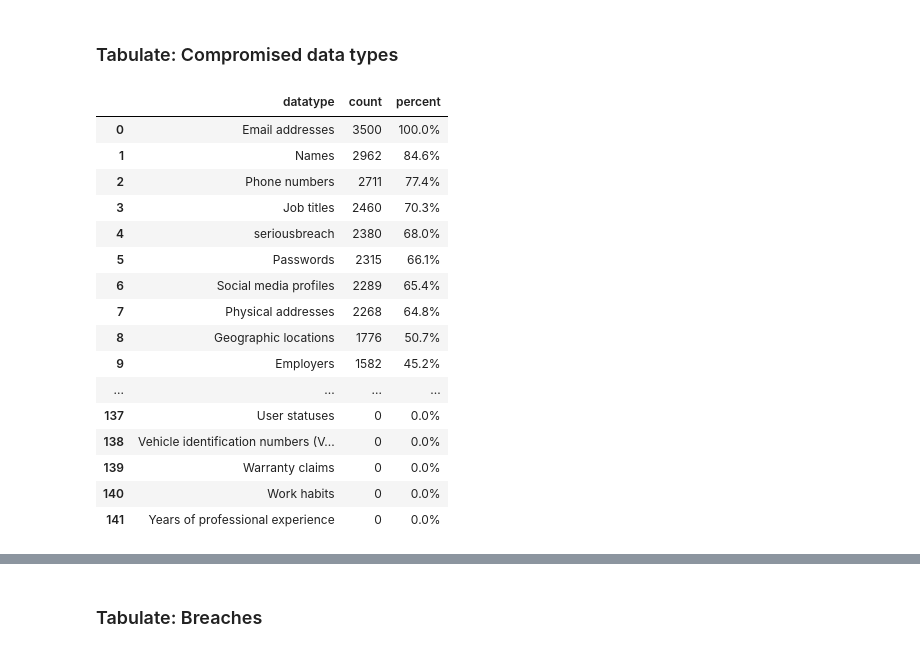
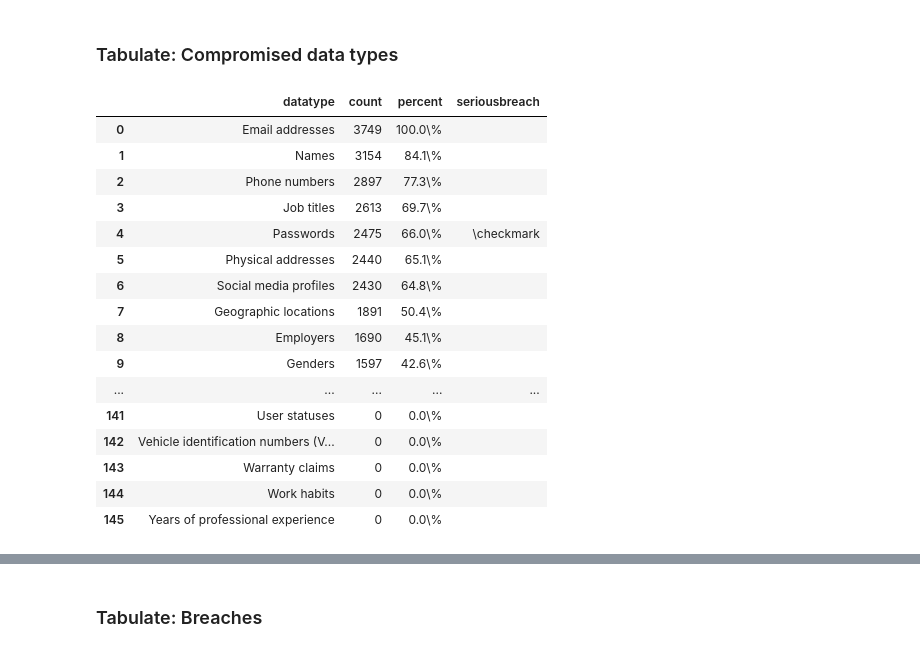
Before and after one commit to themains/pwned_pols, a Jupyter notebook: scripts/06_everypol_summ.ipynb, the cells around one changed output, grey strips where cells are left out. Saved outputs shown, nothing was run; the diff lists cells and outputs as text; code cells hidden in the pictures.

```diff
--- a/scripts/06_everypol_summ.ipynb
+++ b/scripts/06_everypol_summ.ipynb
@@ -562,7 +506,7 @@ df_scraped_email_breach_expanded.head()
 # %%
 df_ep_email_breach_expanded = (
     # All EP emails
-    df_pol_emails.filter(
+    df_ep_emails.filter(
         [
             "email",
             "gender",
@@ -575,7 +519,7 @@ df_ep_email_breach_expanded = (
             "nemail_cc3",
         ]
     )
-    # ============================================================================
+    # ========================================================================
     # Merge to breached status
     .merge(
         (
@@ -586,9 +530,8 @@ df_ep_email_breach_expanded = (
         how="left",
         on="email",
         validate="1:m",
-    )
-    .dropna(subset=["breach"])
-    # ============================================================================
+    ).dropna(subset=["breach"])
+    # ========================================================================
     # Merge to expanded breach info
     .merge(
         (
@@ -612,10 +555,10 @@ df_ep_email_breach_expanded = (
         on="breach",
         validate="m:1",
     )
-    # ============================================================================
-    .query("present==True")
+    # ========================================================================
+    #     .query("present==True")
     .reset_index(drop=True)
 )
-df_ep_email_breach_expanded.head()
+df_ep_email_breach_expanded.head(3)
 # %% [output]
 |  | email | gender | cc3 | country | ltype | legislature | chamber | leg_start_year | nemail_cc3 | ... |
@@ -696,11 +660,13 @@ df_email_breach_expanded = (
             df_scraped_email_breach_expanded.remove_columns(["country"]),
         ],
         ignore_index=True,
-    )
-    .fillna(0)
+    ).fillna(0)
+    # ========================================================================
     .assign(
         seriousbreach=lambda df_: df_[LIST_SERIOUS_DATACLASSES].max(axis=1).astype(int)
     )
+    # ========================================================================
+    .pipe(lambda df_: classify_comm_gov_email(df_))
 )
 df_email_breach_expanded
 # %% [output]
@@ -727,5 +715,5 @@ df_email_breach_expanded["breach"].nunique()
 # %%
-# 3501 pols have been breached
-n_pwned_pols = df_email_breach_expanded["email"].nunique()
+# 3750 pols have been breached
+n_pwned_pols = df_email_breach_expanded.query("present==True")["email"].nunique()
 n_pwned_pols
 # %% [output]
@@ -794,48 +1083,53 @@ df_email_breach_expanded.query("seriousbreach==1")["email"].nunique()
 ### Tabulate: Compromised data types
 # %%
 df_pwnpol_datatype = (
-    df_email_breach_expanded.query("present==True")
+    df_email_breach_expanded
+    .query("present==True")
     # ===================================================
     # Filter data types and remove duplicate breach info
     .set_index("email")
-    .iloc[:, 20:]
+    .iloc[:, 15:-3]
     .reset_index()
     .drop_duplicates(ignore_index=True)
     # ===================================================
     # Long by email-datatype
     .melt(id_vars=["email"], var_name="datatype", value_name="present")
     .groupby(["email", "datatype"])["present"]
     .sum()
     .reset_index()
     .assign(present=lambda df_: np.where(df_["present"] > 0, 1, 0))
     # ===================================================
     # Back to wide by email
     .pivot(index="email", columns="datatype", values="present")
     # ===================================================
     .T.sum(axis=1)
     .reset_index(name="count")
     .sort_values(["count", "datatype"], ascending=[False, True], ignore_index=True)
     .assign(percent=lambda df_: 100 * df_["count"] / n_pwned_pols)
-    .assign(percent=lambda df_: df_["percent"].apply(lambda x: f"{round(x, 1)}%"))
+    .assign(percent=lambda df_: df_["percent"].apply(lambda x: f"{round(x, 1)}\\%"))
+    # ===================================================
+    .assign(
+        seriousbreach=lambda df_: df_["datatype"].isin(LIST_SERIOUS_DATACLASSES).map({True: r"\checkmark", False: ""})
+    )
 )
 df_pwnpol_datatype
 # %% [output]
-|  | datatype | count | percent |
-| 0 | Email addresses | 3500 | 100.0% |
-| 1 | Names | 2962 | 84.6% |
-| 2 | Phone numbers | 2711 | 77.4% |
-| 3 | Job titles | 2460 | 70.3% |
-| 4 | seriousbreach | 2380 | 68.0% |
-| 5 | Passwords | 2315 | 66.1% |
-| 6 | Social media profiles | 2289 | 65.4% |
-| 7 | Physical addresses | 2268 | 64.8% |
-| 8 | Geographic locations | 1776 | 50.7% |
-| 9 | Employers | 1582 | 45.2% |
-| ... | ... | ... | ... |
-| 137 | User statuses | 0 | 0.0% |
-| 138 | Vehicle identification numbers (V... | 0 | 0.0% |
-| 139 | Warranty claims | 0 | 0.0% |
-| 140 | Work habits | 0 | 0.0% |
-| 141 | Years of professional experience | 0 | 0.0% |
+|  | datatype | count | percent | seriousbreach |
+| 0 | Email addresses | 3749 | 100.0\% |  |
+| 1 | Names | 3154 | 84.1\% |  |
+| 2 | Phone numbers | 2897 | 77.3\% |  |
+| 3 | Job titles | 2613 | 69.7\% |  |
+| 4 | Passwords | 2475 | 66.0\% | \checkmark |
+| 5 | Physical addresses | 2440 | 65.1\% |  |
+| 6 | Social media profiles | 2430 | 64.8\% |  |
+| 7 | Geographic locations | 1891 | 50.4\% |  |
+| 8 | Employers | 1690 | 45.1\% |  |
+| 9 | Genders | 1597 | 42.6\% |  |
+| ... | ... | ... | ... | ... |
+| 141 | User statuses | 0 | 0.0\% |  |
+| 142 | Vehicle identification numbers (V... | 0 | 0.0\% |  |
+| 143 | Warranty claims | 0 | 0.0\% |  |
+| 144 | Work habits | 0 | 0.0\% |  |
+| 145 | Years of professional experience | 0 | 0.0\% |  |
 # %%
 df_datatype1 = (
```
Also changed, not shown: parts of 91 cells of this notebook, 7 other files.
